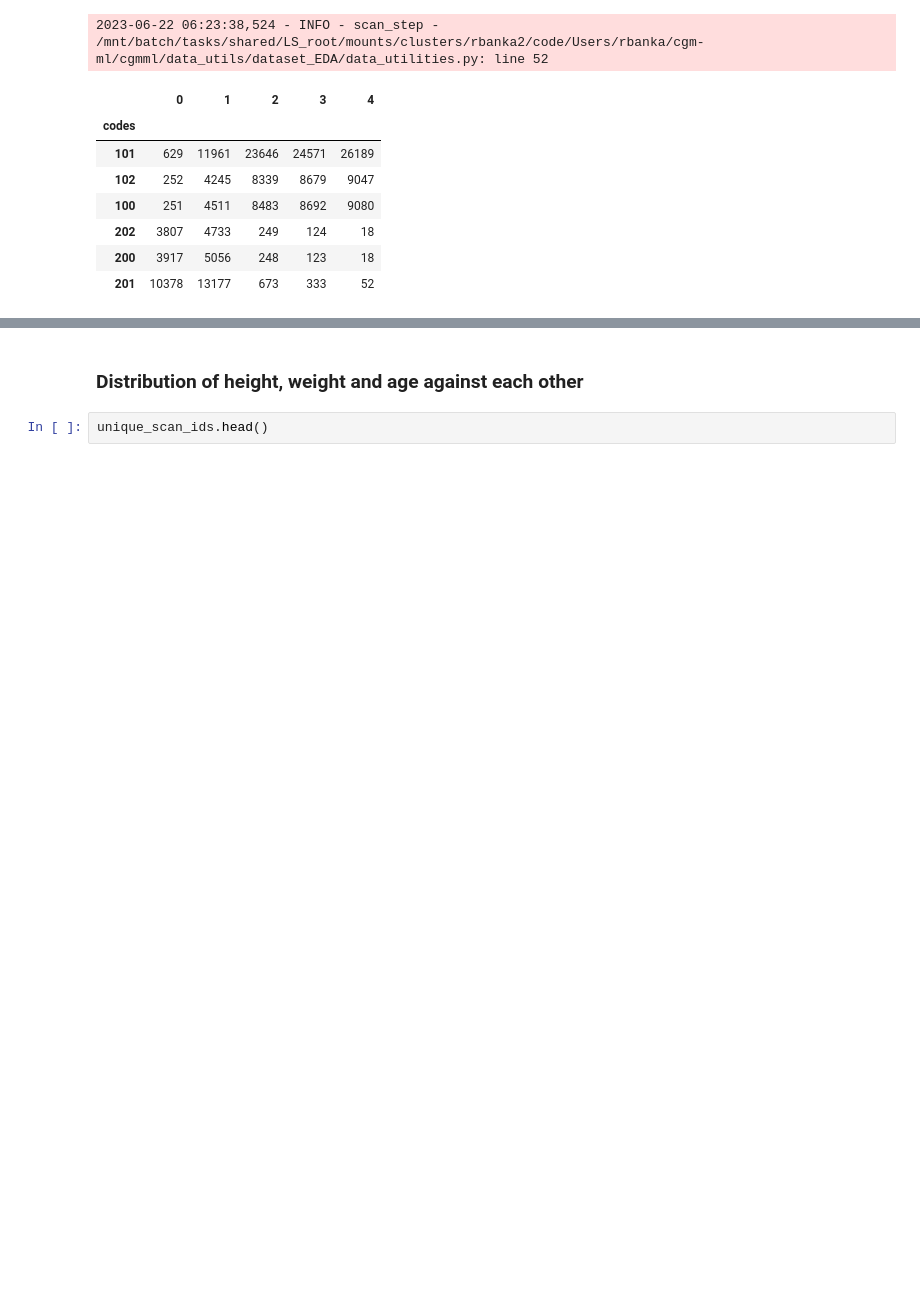
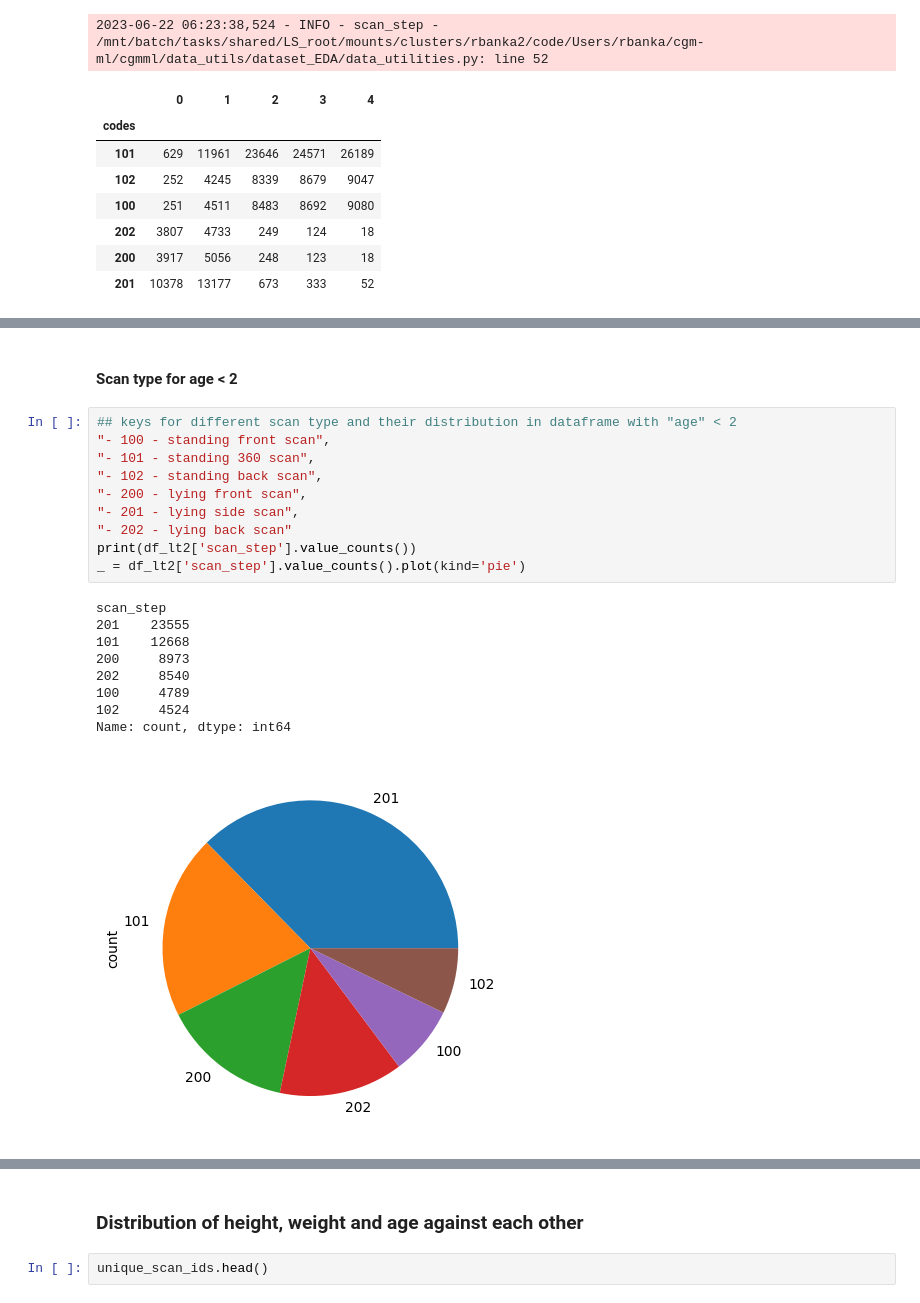
Before and after one commit to Rohithmarktricks/cgm-ml, a Jupyter notebook: cgmml/data_utils/dataset_EDA/dataset_190k_testset/EDA_depthmap_190k.ipynb, the cells around one changed output, grey strips where cells are left out. Cells and saved outputs as stored; diff of their text form; blank space fills up the shorter version.

```diff
--- a/cgmml/data_utils/dataset_EDA/dataset_190k_testset/EDA_depthmap_190k.ipynb
+++ b/cgmml/data_utils/dataset_EDA/dataset_190k_testset/EDA_depthmap_190k.ipynb
@@ -269,0 +310,22 @@ calculate_code_age_distribution(df, scan_type_colname)
+# %% [markdown]
+#### Scan type for age < 2
+# %%
+## keys for different scan type and their distribution in dataframe with "age" < 2
+"- 100 - standing front scan",
+"- 101 - standing 360 scan",
+"- 102 - standing back scan",
+"- 200 - lying front scan",
+"- 201 - lying side scan",
+"- 202 - lying back scan"
+print(df_lt2['scan_step'].value_counts())
+_ = df_lt2['scan_step'].value_counts().plot(kind='pie')
+# %% [output]
+scan_step
+201    23555
+101    12668
+200     8973
+202     8540
+100     4789
+102     4524
+Name: count, dtype: int64
+[figure, added]
```
Also changed, not shown: parts of 9 cells of this notebook, 4 other files.
